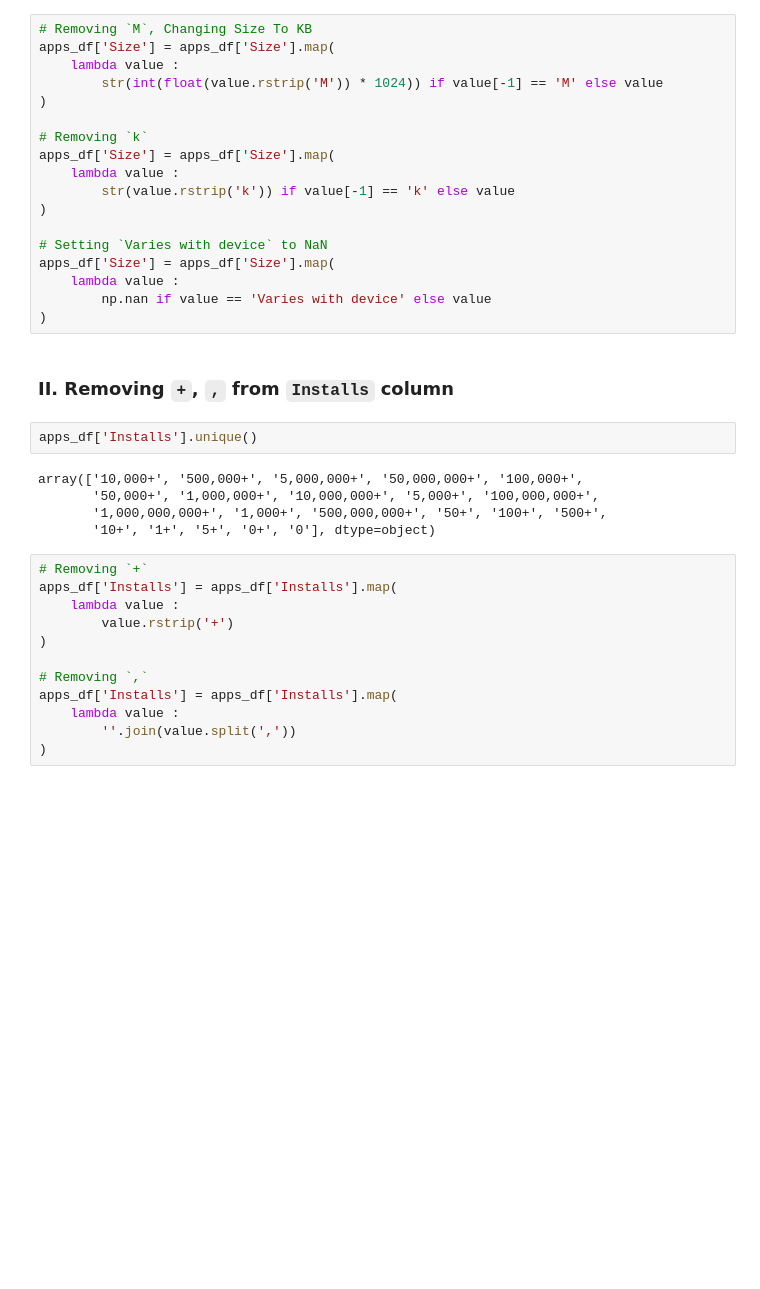
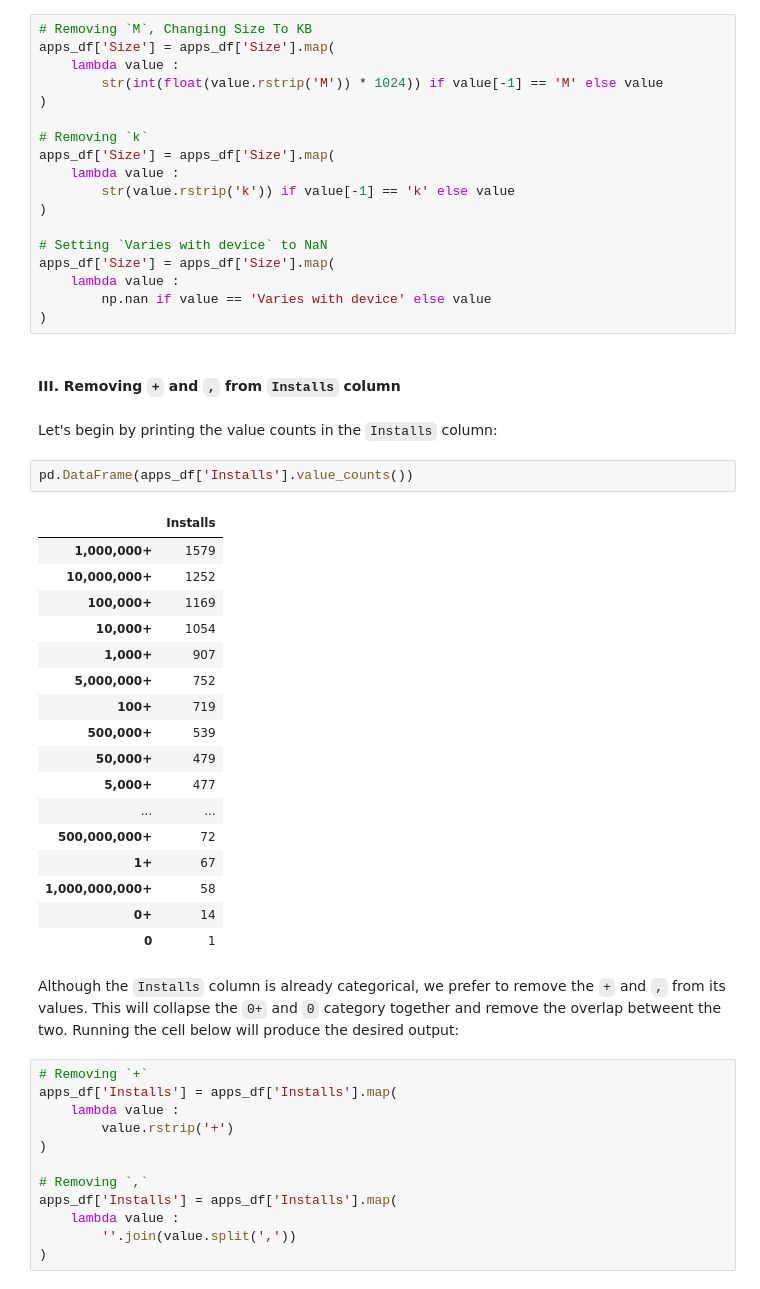
Before and after one commit to Logician724/play-store-analysis, a Jupyter notebook: notebook.ipynb, the cells around one changed output. Cells and saved outputs as stored; diff of their text form; blank space fills up the shorter version.

Commit message:
feat: add install category collapse

```diff
--- a/notebook.ipynb
+++ b/notebook.ipynb
@@ -148,14 +156,31 @@ apps_df['Size'] = apps_df['Size'].map(
         np.nan if value == 'Varies with device' else value
 )
 # %% [markdown]
-### II. Removing `+`, `,` from `Installs` column
+#### III. Removing `+` and  `,` from `Installs` column
-# %%
-apps_df['Installs'].unique()
-# %% [output]
-array(['10,000+', '500,000+', '5,000,000+', '50,000,000+', '100,000+',
-       '50,000+', '1,000,000+', '10,000,000+', '5,000+', '100,000,000+',
-       '1,000,000,000+', '1,000+', '500,000,000+', '50+', '100+', '500+',
-       '10+', '1+', '5+', '0+', '0'], dtype=object)
+# %% [markdown]
+Let's begin by printing the value counts in the `Installs` column:
+# %%
+pd.DataFrame(apps_df['Installs'].value_counts())
+# %% [output]
+|  | Installs |
+| 1,000,000+ | 1579 |
+| 10,000,000+ | 1252 |
+| 100,000+ | 1169 |
+| 10,000+ | 1054 |
+| 1,000+ | 907 |
+| 5,000,000+ | 752 |
+| 100+ | 719 |
+| 500,000+ | 539 |
+| 50,000+ | 479 |
+| 5,000+ | 477 |
+| ... | ... |
+| 500,000,000+ | 72 |
+| 1+ | 67 |
+| 1,000,000,000+ | 58 |
+| 0+ | 14 |
+| 0 | 1 |
+# %% [markdown]
+Although the `Installs` column is already categorical, we prefer to remove the `+` and `,` from its values. This will collapse the `0+` and `0` category together and remove the overlap betweent the two. Running the cell below will produce the desired output:
 # %%
 # Removing `+`
 apps_df['Installs'] = apps_df['Installs'].map(
```
Also changed, not shown: parts of 21 cells of this notebook.
